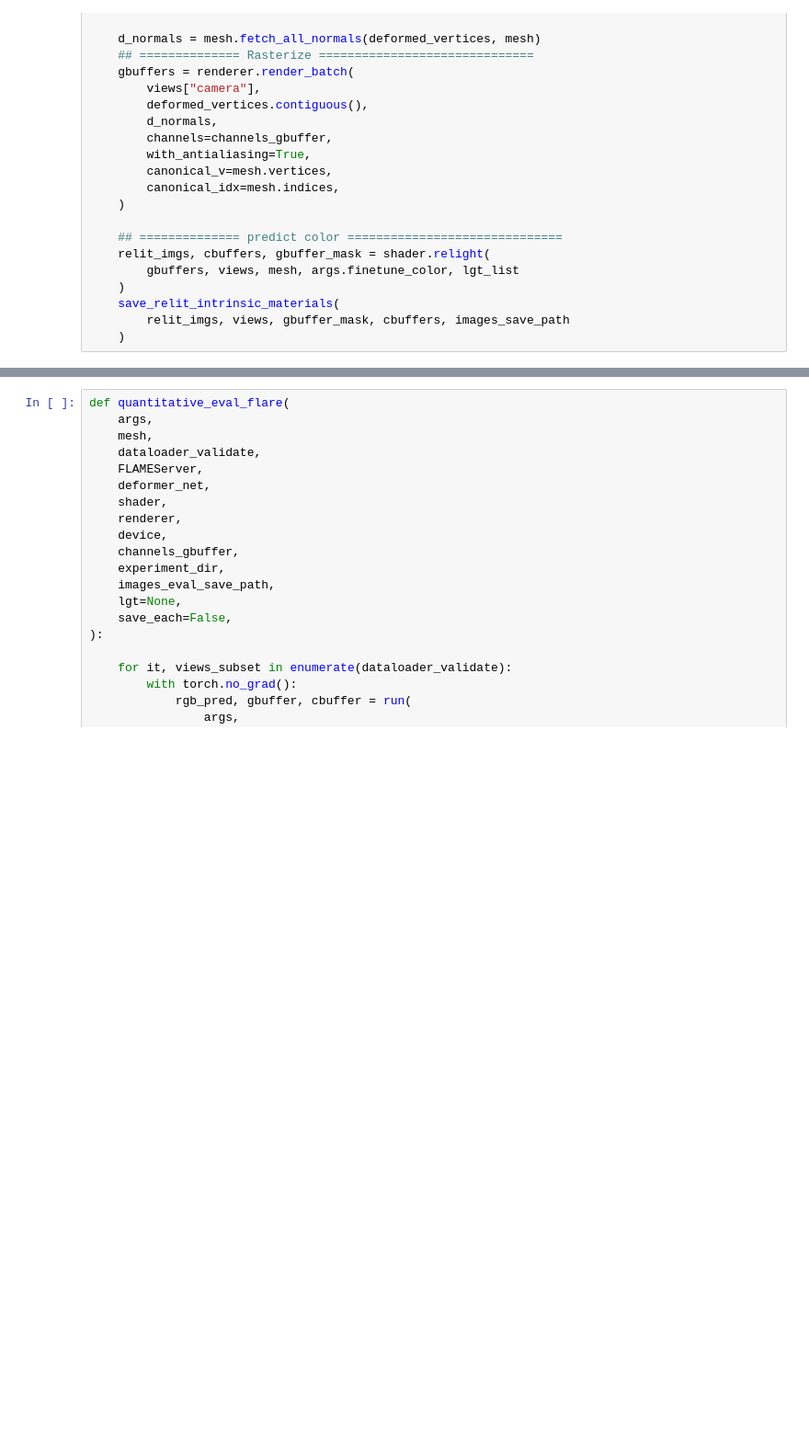
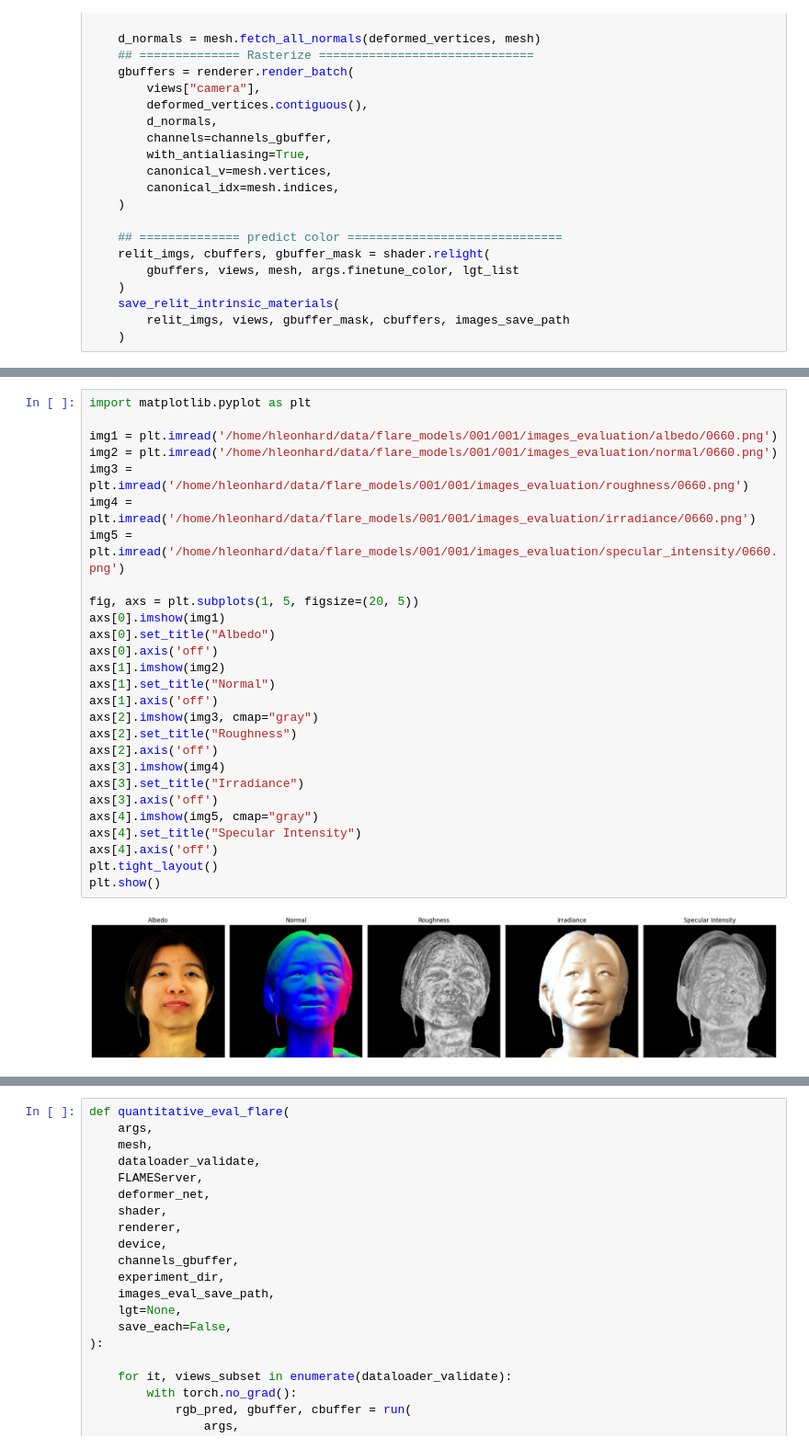
Before and after one commit to HannesLeonhard/adl4cv_ws25-26_Relightable-Avatars, a Jupyter notebook: notebooks/flare_setup.ipynb, the cells around one changed output, grey strips where cells are left out. Shown at 92% size. Drawn from its saved outputs; the diff is of its cells as text; blank space fills up the shorter version.

Commit message:
Update flare setup

```diff
--- a/notebooks/flare_setup.ipynb
+++ b/notebooks/flare_setup.ipynb
@@ -351,3 +540,32 @@ def run_relight(
+# %%
+import matplotlib.pyplot as plt
+
+img1 = plt.imread('/home/hleonhard/data/flare_models/001/001/images_evaluation/albedo/0660.png')
+img2 = plt.imread('/home/hleonhard/data/flare_models/001/001/images_evaluation/normal/0660.png')
+img3 = plt.imread('/home/hleonhard/data/flare_models/001/001/images_evaluation/roughness/0660.png')
+img4 = plt.imread('/home/hleonhard/data/flare_models/001/001/images_evaluation/irradiance/0660.png')
+img5 = plt.imread('/home/hleonhard/data/flare_models/001/001/images_evaluation/specular_intensity/0660.png')
+
+fig, axs = plt.subplots(1, 5, figsize=(20, 5))
+axs[0].imshow(img1)
+axs[0].set_title("Albedo")
+axs[0].axis('off')
+axs[1].imshow(img2)
+axs[1].set_title("Normal")
+axs[1].axis('off')
+axs[2].imshow(img3, cmap="gray")
+axs[2].set_title("Roughness")
+axs[2].axis('off')
+axs[3].imshow(img4)
+axs[3].set_title("Irradiance")
+axs[3].axis('off')
+axs[4].imshow(img5, cmap="gray")
+axs[4].set_title("Specular Intensity")
+axs[4].axis('off')
+plt.tight_layout()
+plt.show()
+# %% [output]
+[figure, added]
 # %%
 # ==============================================================================================
 # evaluation: intrinsic materials and relighting
```
Also changed, not shown: parts of 18 cells of this notebook, 1 other file.
